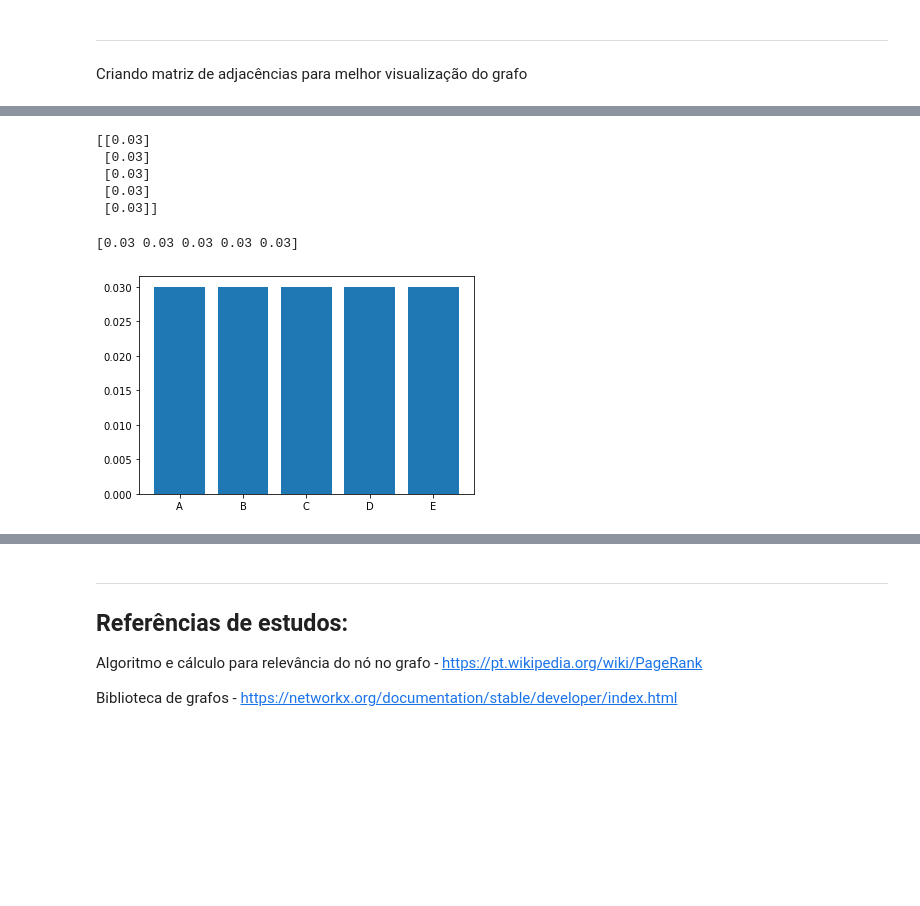
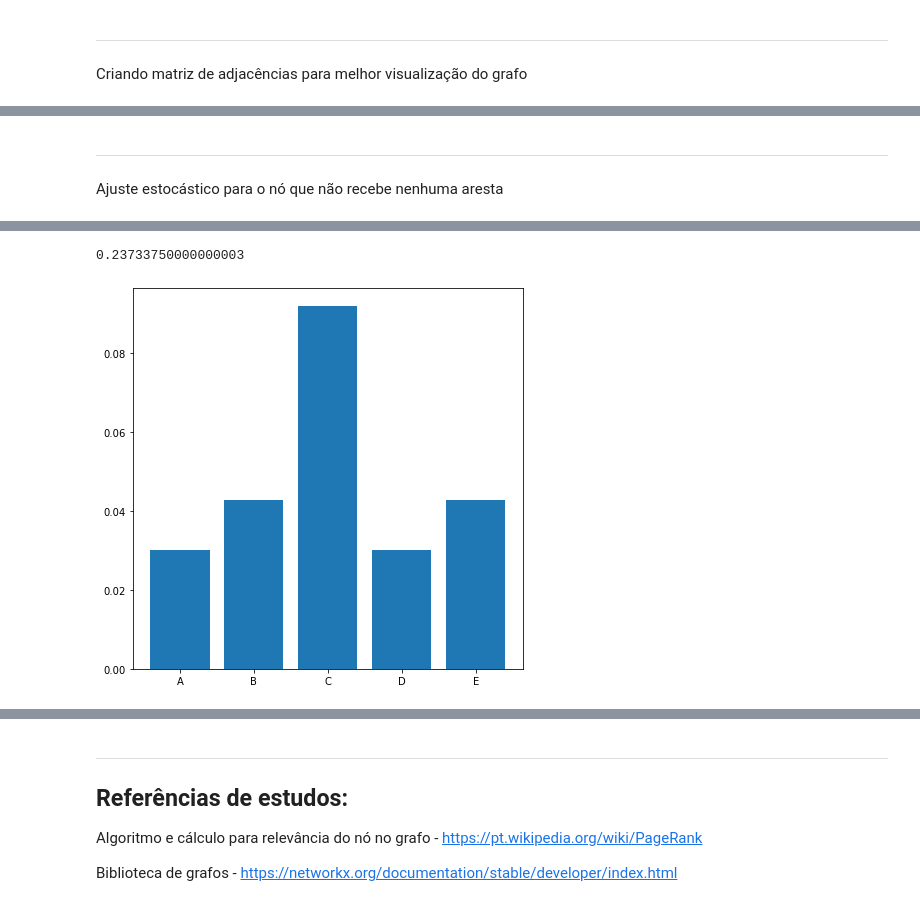
Before and after one commit to andrerochasouza/Rank_to_Page_Algorithm, a Jupyter notebook: rank_to_page/rank_to_graph.ipynb, the cells around one changed output, grey strips where cells are left out. Cells and saved outputs as stored; diff of their text form; code cells hidden in the pictures; blank space fills up the shorter version.

Commit message:
att ajuste estocástico

```diff
--- a/rank_to_page/rank_to_graph.ipynb
+++ b/rank_to_page/rank_to_graph.ipynb
@@ -36,11 +36,6 @@ plt.show()
 Criando matriz de adjacências para melhor visualização do grafo
 # %%
 matriz = nx.to_numpy_matrix(G)
-for i in range(len(matriz)):
-    for j in range(len(matriz)):
-        if G.has_edge(i, j):
-            matriz[i][j] = 1
-
 print(matriz)
 
 
@@ -58,3 +53,13 @@ plt.show()
+# %% [markdown]
+----------------
+Ajuste estocástico para o nó que não recebe nenhuma aresta
+# %%
+soma_linhas = np.sum(matriz, axis=1)
+
+for i in range(len(soma_linhas)):
+    if soma_linhas[i] == 0:
+        for j in range(len(matriz)):
+            matriz[i,j] = 1 / len(matriz)
 # %% [markdown]
 ----------------
 
@@ -68,50 +73,36 @@ def rank_to_graph(matriz, rank_nodes):
     if rank_nodes is None:
         rank_nodes = [1 / len(matriz) for i in range(len(matriz))]
 
-    list_sum_arestas, list_r, list_rank = np.zeros(len(matriz)), np.zeros(len(matriz)), np.zeros(len(matriz))
+    list_nodes_rg = []
+    for i in range(len(matriz)):
+        temp = 0
+        for j in range(len(matriz)):
+            if matriz[i,j] == 1 and i != j:
+                temp += matriz[i,j]
+        list_nodes_rg.append(temp)
 
-    for i in range(len(matriz)):
-        list_sum_arestas[i] = np.sum(matriz[i])
-
-    for i in range(len(matriz)):
-        list_r[i] = rank_nodes[i] / list_sum_arestas[i]
-
+    list_sum = np.zeros(len(matriz))
     for i in range(len(matriz)):
         for j in range(len(matriz)):
-            list_to_sum_nodes = []
-            if matriz[i,j] == 1 and i != j:
-                list_to_sum_nodes = np.append(list_to_sum_nodes, list_r[i])
-        list_rank[i] = (1 - 0.85) / len(matriz) + 0.85 * np.sum(list_to_sum_nodes)
+            if matriz[j,i] == 1 and j != i:
+                list_sum[i] += rank_nodes[j] / list_nodes_rg[j]
 
-    rank_final = np.zeros((len(matriz), 1))
+    list_rank = np.zeros(len(matriz))
     for i in range(len(matriz)):
-        rank_final[i] = list_rank[i]
+        list_rank[i] = (1 - .85) / len(matriz) + .85 * list_sum[i]
 
-    return rank_final
-
-print(rank_to_graph(matriz, None))
+    return list_rank
-# %% [output]
-[[0.03]
- [0.03]
- [0.03]
- [0.03]
- [0.03]]
 # %%
-rank = np.zeros((len(matriz), 1))
+rank_nodes = [1 / len(matriz) for i in range(len(matriz))]
+for i in range(10):
+    rank_nodes = rank_to_graph(matriz, rank_nodes)
 
-for i in range(len(matriz)):
-    rank[i] = rank_to_graph(matriz, None)[i]
+print(sum(rank_nodes))
 
-k = 0
-while k < 20:
-    rank = np.append(rank, rank_to_graph(matriz, rank[:,-1]), axis = 1)
-    k += 1
-
-print(np.round(rank, decimals=3)[:,-1])
-
-plt.bar(range(len(rank)), rank[:, -1])
-plt.xticks(range(len(rank)), list(G.nodes()))
+# mostrar grafi  de bar com a legenda em ordem alfabética
+plt.bar(range(len(rank_nodes)), rank_nodes)
+plt.xticks(range(len(rank_nodes)), list(G.nodes()))
 plt.show()
 # %% [output]
-[0.03 0.03 0.03 0.03 0.03]
+0.23733750000000003
-[figure, old version]
+[figure, new version]
```
Also changed, not shown: parts of 3 cells of this notebook, 1 other file.
